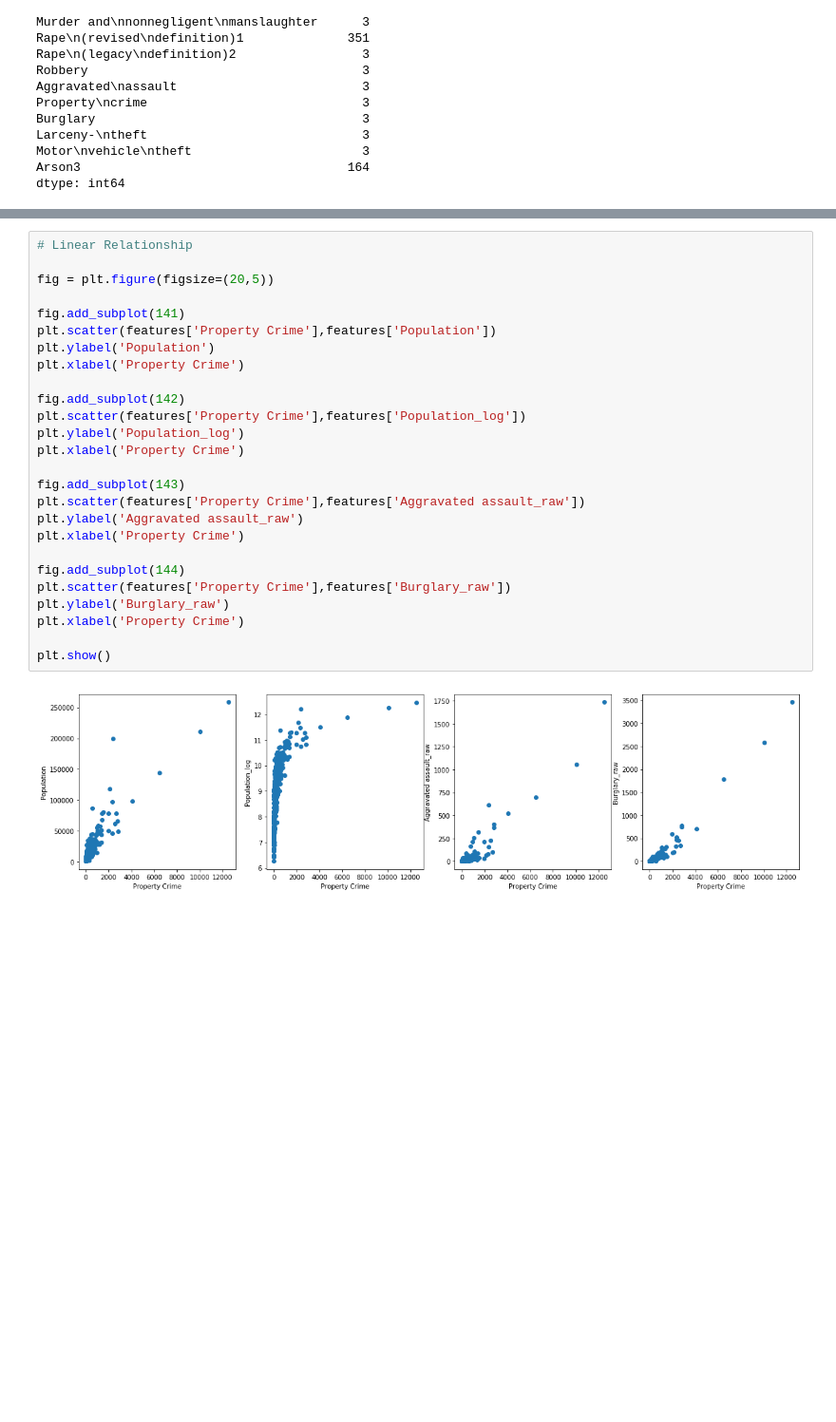
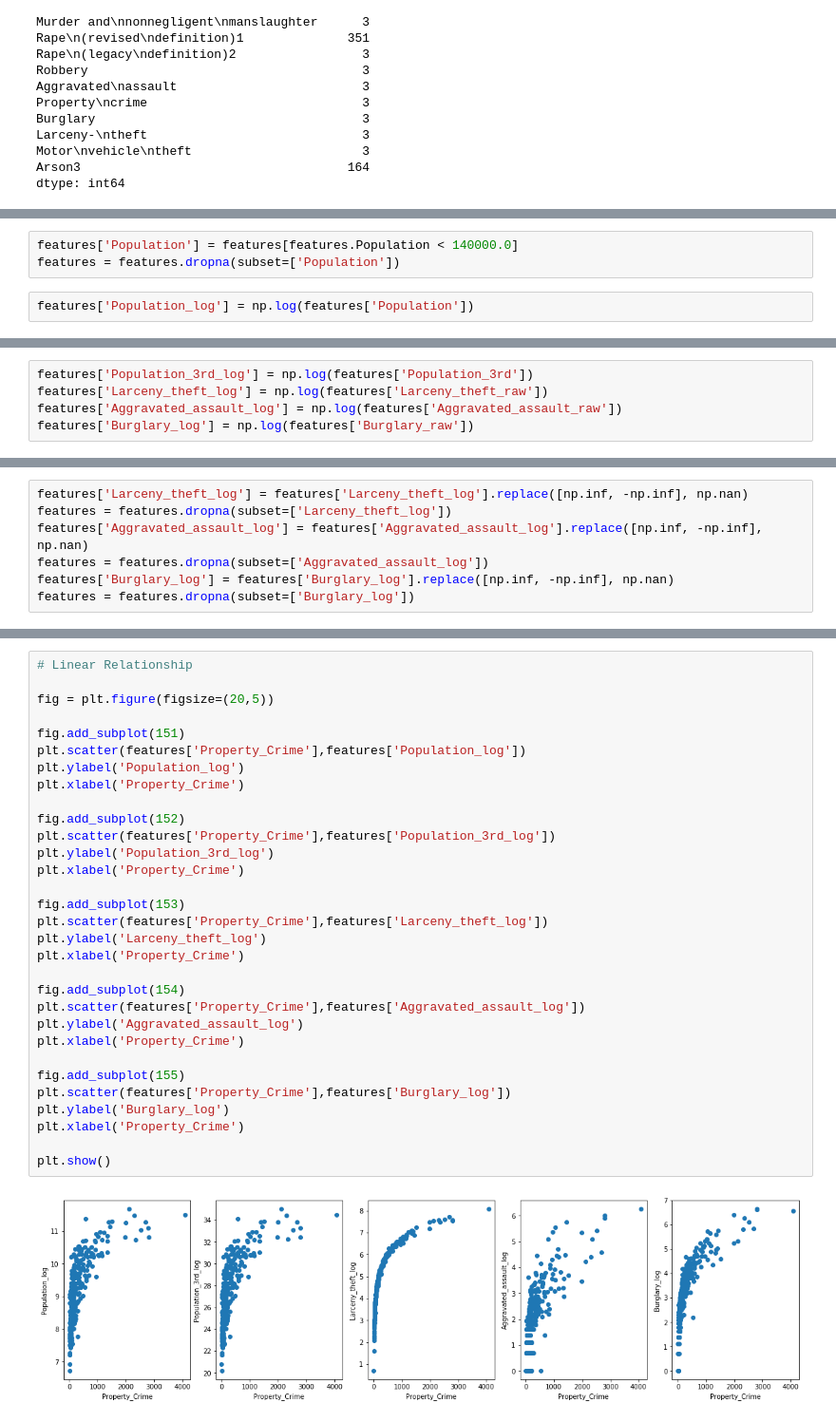
Before and after one commit to Stonberg1/Thinkful, a Jupyter notebook: Challenge - Make your own regression model (FBI - UCR).ipynb, the cells around one changed output, grey strips where cells are left out. Shown at 95% size. Drawn from its saved outputs; the diff is of its cells as text; blank space fills up the shorter version.

```diff
--- a/Challenge - Make your own regression model (FBI - UCR).ipynb
+++ b/Challenge - Make your own regression model (FBI - UCR).ipynb
@@ -196,0 +139,5 @@ features.head()
+# %%
+features['Population'] = features[features.Population < 140000.0]
+features = features.dropna(subset=['Population'])
+# %%
+features['Population_log'] = np.log(features['Population'])
@@ -196,0 +196,5 @@ features.head()
+# %%
+features['Population_3rd_log'] = np.log(features['Population_3rd'])
+features['Larceny_theft_log'] = np.log(features['Larceny_theft_raw'])
+features['Aggravated_assault_log'] = np.log(features['Aggravated_assault_raw'])
+features['Burglary_log'] = np.log(features['Burglary_raw'])
@@ -196,0 +249,7 @@ features.head()
+# %%
+features['Larceny_theft_log'] = features['Larceny_theft_log'].replace([np.inf, -np.inf], np.nan)
+features = features.dropna(subset=['Larceny_theft_log'])
+features['Aggravated_assault_log'] = features['Aggravated_assault_log'].replace([np.inf, -np.inf], np.nan)
+features = features.dropna(subset=['Aggravated_assault_log'])
+features['Burglary_log'] = features['Burglary_log'].replace([np.inf, -np.inf], np.nan)
+features = features.dropna(subset=['Burglary_log'])
@@ -197,31 +281,36 @@ features.head()
 # %%
 # Linear Relationship
 
 fig = plt.figure(figsize=(20,5))
 
-fig.add_subplot(141)
-plt.scatter(features['Property Crime'],features['Population'])
-plt.ylabel('Population')
-plt.xlabel('Property Crime')
+fig.add_subplot(151)
+plt.scatter(features['Property_Crime'],features['Population_log'])
+plt.ylabel('Population_log')
+plt.xlabel('Property_Crime')
 
-fig.add_subplot(142)
-plt.scatter(features['Property Crime'],features['Population_log'])
-plt.ylabel('Population_log')
-plt.xlabel('Property Crime')
+fig.add_subplot(152)
+plt.scatter(features['Property_Crime'],features['Population_3rd_log'])
+plt.ylabel('Population_3rd_log')
+plt.xlabel('Property_Crime')
 
-fig.add_subplot(143)
-plt.scatter(features['Property Crime'],features['Aggravated assault_raw'])
-plt.ylabel('Aggravated assault_raw')
-plt.xlabel('Property Crime')
+fig.add_subplot(153)
+plt.scatter(features['Property_Crime'],features['Larceny_theft_log'])
+plt.ylabel('Larceny_theft_log')
+plt.xlabel('Property_Crime')
 
-fig.add_subplot(144)
-plt.scatter(features['Property Crime'],features['Burglary_raw'])
-plt.ylabel('Burglary_raw')
-plt.xlabel('Property Crime')
+fig.add_subplot(154)
+plt.scatter(features['Property_Crime'],features['Aggravated_assault_log'])
+plt.ylabel('Aggravated_assault_log')
+plt.xlabel('Property_Crime')
+
+fig.add_subplot(155)
+plt.scatter(features['Property_Crime'],features['Burglary_log'])
+plt.ylabel('Burglary_log')
+plt.xlabel('Property_Crime')
 
 plt.show()
 # %% [output]
-[figure, old version]
+[figure, new version]
 # %%
 # Instantiate and fit our model.
 regr = linear_model.LinearRegression()
```
Also changed, not shown: parts of 31 cells of this notebook.
